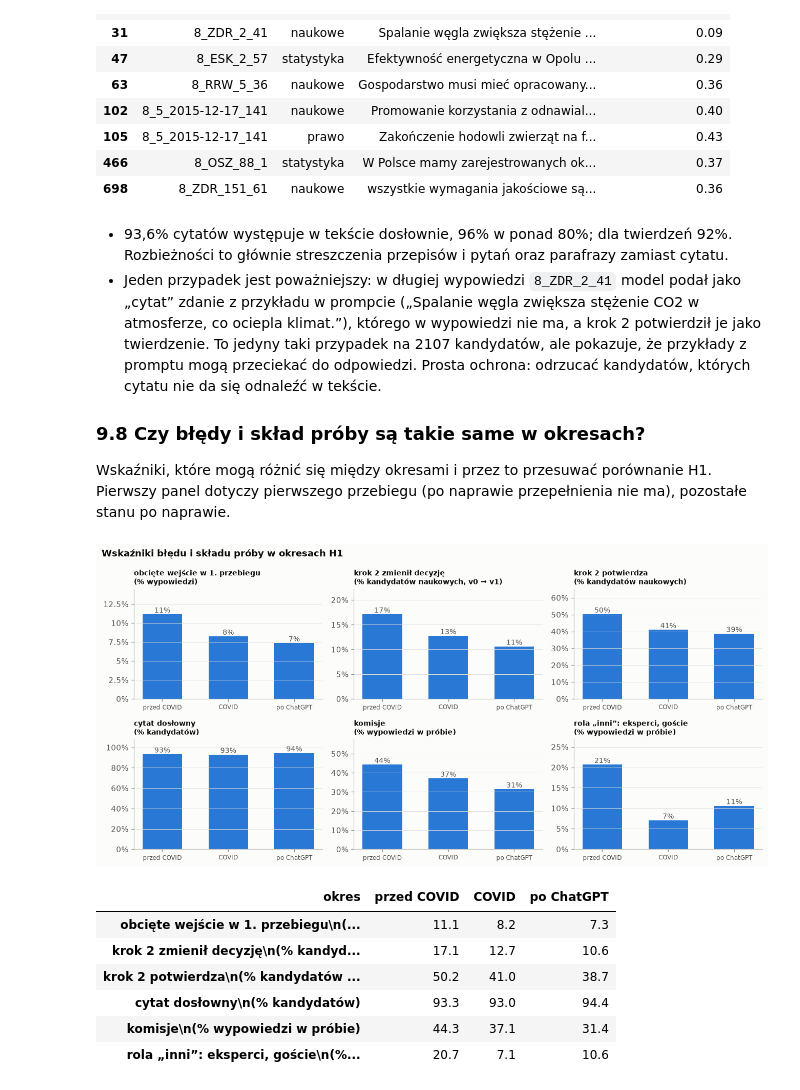
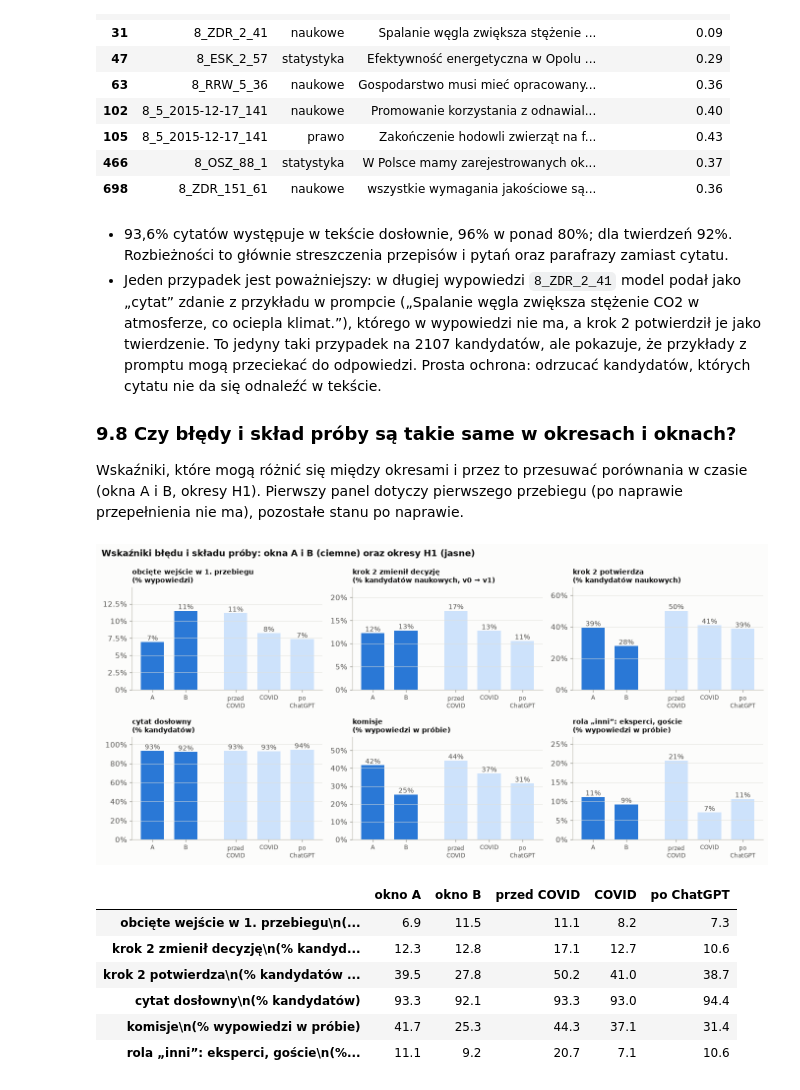
Before and after one commit to Filpus/AMC, a Jupyter notebook: notebooks/02_llm_etap_a.ipynb, the cells around one changed output. Drawn from its saved outputs; the diff is of its cells as text; code cells hidden in the pictures.

```diff
--- a/notebooks/02_llm_etap_a.ipynb
+++ b/notebooks/02_llm_etap_a.ipynb
@@ -788,6 +1391,11 @@ for _, d in ELECTIONS:
     camp |= df["data"].between(d - pd.Timedelta(days=90), d - pd.Timedelta(days=1))
 df["kampania"] = np.where(camp, "90 dni przed wyborami", "pozostały czas")
 b1, b2 = R.bootstrap(df, "kampania"), R.bootstrap(df, "kampania", y="n_twierdzen")
+fb = filt[filt["okno"] == "B"]
+for name, d in [("samorządowymi 7.04.2024", "2024-04-07"), ("do PE 9.06.2024", "2024-06-09")]:
+    d = pd.Timestamp(d)
+    print(f"okno B: {fb['data'].between(d - pd.Timedelta(days=90), d - pd.Timedelta(days=1)).mean():.0%} wypowiedzi z filtra "
+          f"przypada na 90 dni przed wyborami {name}")
 pd.DataFrame({"n (próba)": b1["n"], "z twierdzeniem [%]": fmt_ci(b1), "twierdzenia / 100 wyp.": fmt_ci(b2),
               "szac. twierdzenia w populacji": R.weighted_total(df, "kampania", y="n_twierdzen").round().astype(int)})
 # %% [output]
@@ -1424,40 +2048,47 @@ twierdzenia z cytatem dosłownym: 92.3%
   jako twierdzenie. To jedyny taki przypadek na 2107 kandydatów, ale pokazuje, że przykłady z promptu mogą przeciekać do odpowiedzi.
   Prosta ochrona: odrzucać kandydatów, których cytatu nie da się odnaleźć w tekście.
 
-### 9.8 Czy błędy i skład próby są takie same w okresach?
+### 9.8 Czy błędy i skład próby są takie same w okresach i oknach?
 
-Wskaźniki, które mogą różnić się między okresami i przez to przesuwać porównanie H1. Pierwszy panel dotyczy pierwszego przebiegu
+Wskaźniki, które mogą różnić się między okresami i przez to przesuwać porównania w czasie (okna A i B, okresy H1). Pierwszy panel dotyczy pierwszego przebiegu
 (po naprawie przepełnienia nie ma), pozostałe stanu po naprawie.
 # %%
-ind = pd.DataFrame({
-    "obcięte wejście w 1. przebiegu\n(% wypowiedzi)": first.groupby("okres")["przepelnienie"].mean(),
-    "krok 2 zmienił decyzję\n(% kandydatów naukowych, v0 → v1)": flip.groupby("okres")["zmiana"].mean(),
-    "krok 2 potwierdza\n(% kandydatów naukowych)": nauk.groupby("okres")["weryfikacja"].mean(),
-    "cytat dosłowny\n(% kandydatów)": cand.groupby("okres")["cytat_doslowny"].mean(),
-    "komisje\n(% wypowiedzi w próbie)": df["zrodlo"].eq("komisje").groupby(df["okres"]).mean(),
-    "rola „inni”: eksperci, goście\n(% wypowiedzi w próbie)": df["rola"].eq("inni").groupby(df["okres"]).mean(),
-}).loc[PERIODS]
-fig, axes = plt.subplots(2, 3, figsize=(12, 5.8))
+def indicators(by, order):
+    return pd.DataFrame({
+        "obcięte wejście w 1. przebiegu\n(% wypowiedzi)": first.groupby(by)["przepelnienie"].mean(),
+        "krok 2 zmienił decyzję\n(% kandydatów naukowych, v0 → v1)": flip.groupby(by)["zmiana"].mean(),
+        "krok 2 potwierdza\n(% kandydatów naukowych)": nauk.groupby(by)["weryfikacja"].mean(),
+        "cytat dosłowny\n(% kandydatów)": cand.groupby(by)["cytat_doslowny"].mean(),
+        "komisje\n(% wypowiedzi w próbie)": df["zrodlo"].eq("komisje").groupby(df[by]).mean(),
+        "rola „inni”: eksperci, goście\n(% wypowiedzi w próbie)": df["rola"].eq("inni").groupby(df[by]).mean(),
+    }).loc[order]
+
+
+ind = pd.concat([indicators("okno", list(WINDOWS)).rename(index=lambda k: f"okno {k}"),
+                 indicators("okres", PERIODS).rename(index=PERIOD_LABEL)])
+xs = [0, 1, 2.5, 3.5, 4.5]
+fig, axes = plt.subplots(2, 3, figsize=(12.5, 6))
 for ax, col in zip(axes.flat, ind.columns):
     v = ind[col]
-    ax.bar(range(len(PERIODS)), v, color=ACCENT, width=0.6)
-    for i, val in enumerate(v):
-        ax.text(i, val, f"{val:.0%}", ha="center", va="bottom", fontsize=9, color=INK2)
-    ax.set_xticks(range(len(PERIODS)), [PERIOD_LABEL[p] for p in PERIODS], fontsize=8)
+    ax.bar(xs, v, color=[ACCENT, ACCENT] + [ACCENT_LIGHT] * 3, width=0.7)
+    for x, val in zip(xs, v):
+        ax.text(x, val, f"{val:.0%}", ha="center", va="bottom", fontsize=9, color=INK2)
+    ax.set_xticks(xs, ["A", "B", "przed\nCOVID", "COVID", "po\nChatGPT"], fontsize=8)
     ax.set_ylim(0, min(max(v.max() * 1.3, 0.05), 1.08)); ax.yaxis.set_major_formatter(PCT)
     ax.set_title(col, fontsize=9, loc="left", pad=6, fontweight="bold")
     ax.grid(axis="x", visible=False)
-fig.suptitle("Wskaźniki błędu i składu próby w okresach H1", x=0.01, ha="left", fontsize=12, fontweight="bold", color=INK)
+fig.suptitle("Wskaźniki błędu i składu próby: okna A i B (ciemne) oraz okresy H1 (jasne)", x=0.01, ha="left", fontsize=12,
+             fontweight="bold", color=INK)
 fig.tight_layout()
 save(fig, "llm_a_16_bledy_okresy"); plt.show()
-ind.mul(100).round(1).rename(index=PERIOD_LABEL).T
+ind.mul(100).round(1).T
 # %% [output]
-[figure, old version]
+[figure, new version]
-| okres | przed COVID | COVID | po ChatGPT |
-| obcięte wejście w 1. przebiegu\n(... | 11.1 | 8.2 | 7.3 |
-| krok 2 zmienił decyzję\n(% kandyd... | 17.1 | 12.7 | 10.6 |
-| krok 2 potwierdza\n(% kandydatów ... | 50.2 | 41.0 | 38.7 |
-| cytat dosłowny\n(% kandydatów) | 93.3 | 93.0 | 94.4 |
-| komisje\n(% wypowiedzi w próbie) | 44.3 | 37.1 | 31.4 |
-| rola „inni”: eksperci, goście\n(%... | 20.7 | 7.1 | 10.6 |
+|  | okno A | okno B | przed COVID | COVID | po ChatGPT |
+| obcięte wejście w 1. przebiegu\n(... | 6.9 | 11.5 | 11.1 | 8.2 | 7.3 |
+| krok 2 zmienił decyzję\n(% kandyd... | 12.3 | 12.8 | 17.1 | 12.7 | 10.6 |
+| krok 2 potwierdza\n(% kandydatów ... | 39.5 | 27.8 | 50.2 | 41.0 | 38.7 |
+| cytat dosłowny\n(% kandydatów) | 93.3 | 92.1 | 93.3 | 93.0 | 94.4 |
+| komisje\n(% wypowiedzi w próbie) | 41.7 | 25.3 | 44.3 | 37.1 | 31.4 |
+| rola „inni”: eksperci, goście\n(%... | 11.1 | 9.2 | 20.7 | 7.1 | 10.6 |
 # %% [markdown]
```
Also changed, not shown: parts of 61 cells of this notebook, 11 other files.
